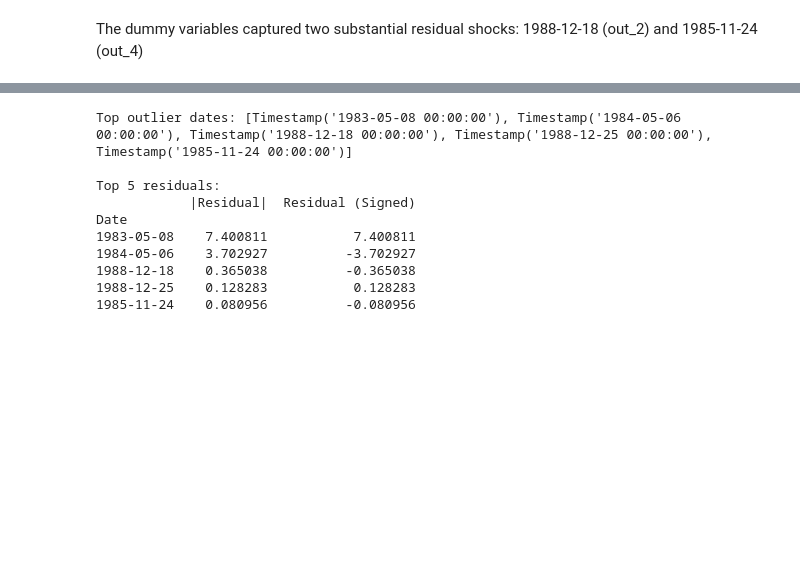
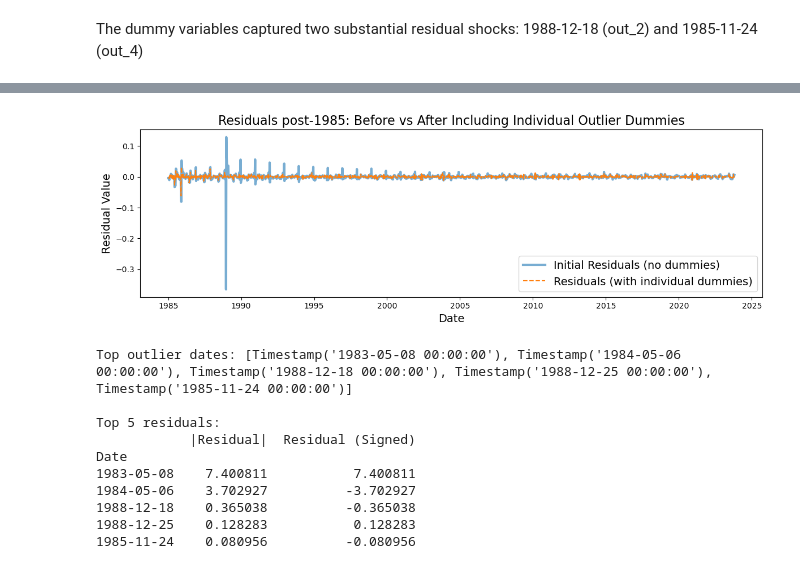
Before and after one commit to apl888/greenhouse-gas-forecasting, a Jupyter notebook: notebooks/4_ch4_modeling.ipynb, the cells around one changed output, grey strips where cells are left out. Drawn from its saved outputs; the diff is of its cells as text; code cells hidden in the pictures; blank space fills up the shorter version.

```diff
--- a/notebooks/4_ch4_modeling.ipynb
+++ b/notebooks/4_ch4_modeling.ipynb
@@ -1477,7 +1496,16 @@ plt.show()
 # %%
-plt.figure(figsize=12,4))
-plt.plot(initial.resid.loc['1984':], label='Initial Residuals (no dummies)', linewidet=3, alpha=0.6)
-plt.plot(results.resid
+plt.figure(figsize=(12,4))
+plt.plot(initial.resid.loc['1985':], label='Initial Residuals (no dummies)', linewidth=3, alpha=0.6)
+plt.plot(results.resid.loc['1985':], label='Residuals (with individual dummies)', linestyle='--', alpha=1)
+
+plt.legend(loc='lower right', fontsize=14)
+plt.title('Residuals post-1985: Before vs After Including Individual Outlier Dummies', fontsize=16)
+plt.xlabel('Date', fontsize=14)
+plt.ylabel('Residual Value', fontsize=14)
+plt.tight_layout()
+plt.show()
+# %% [output]
+[figure, added]
 # %%
 def make_outlier_exog(index, outlier_dates):
     exog = pd.DataFrame(0, index=index, columns=[f'out_{i}' for i in range(len(outlier_dates))])
```
Also changed, not shown: parts of 3 cells of this notebook.
